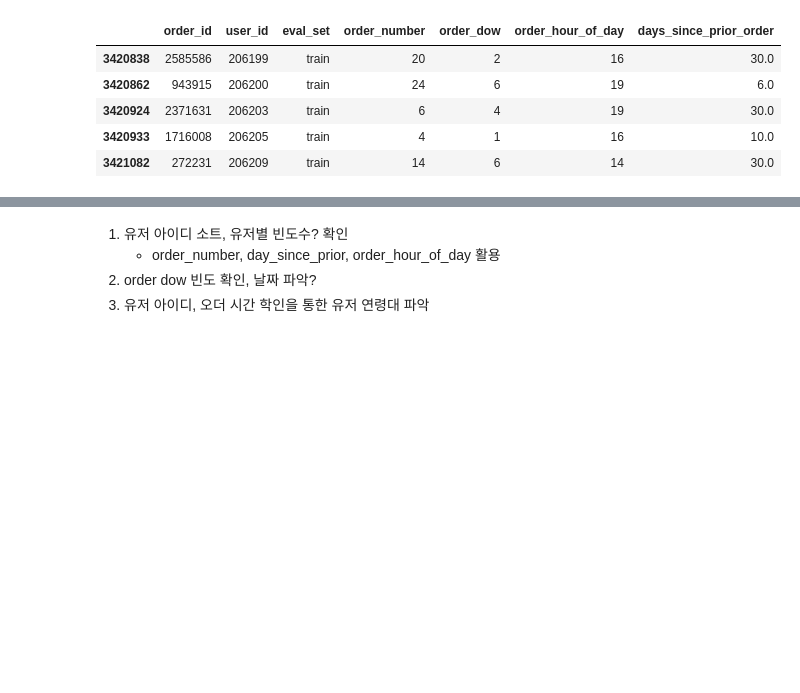
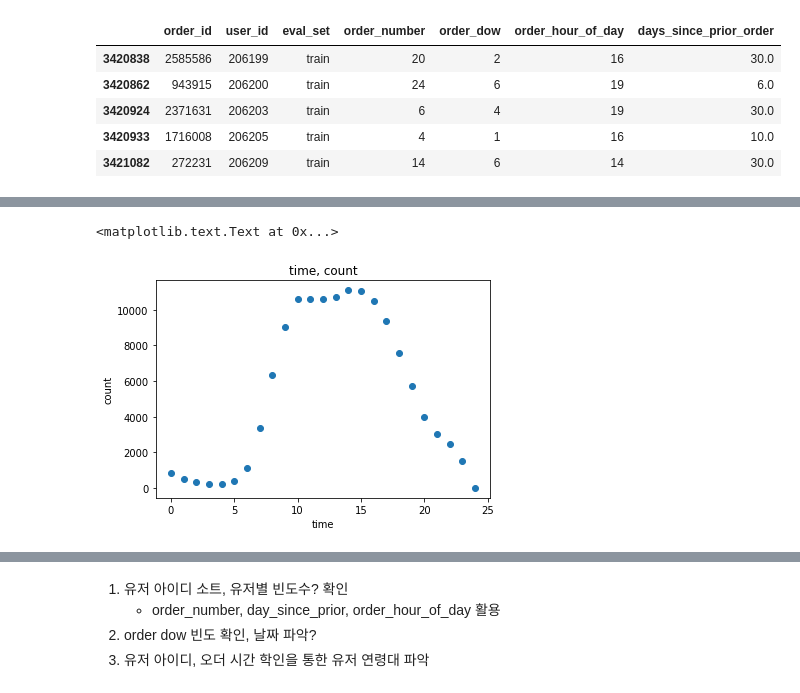
Before and after one commit to homekeeper89/pro_instacart, a Jupyter notebook: 0714_order_csv.ipynb, the cells around one changed output, grey strips where cells are left out. Saved outputs shown, nothing was run; the diff lists cells and outputs as text; code cells hidden in the pictures; blank space fills up the shorter version.

```diff
--- a/0714_order_csv.ipynb
+++ b/0714_order_csv.ipynb
@@ -22,0 +56,15 @@ train_orders.tail()
+# %%
+val_list = {}
+for i in range(0,25):
+    val = train_orders[train_orders['order_hour_of_day'] == i]['user_id'].count()
+    val_list[i] = val
+    #print 'the time {} has {} counts'.format(i,val)
+
+plt.scatter(val_list.keys(), val_list.values())
+plt.xlabel('time')
+plt.ylabel('count')
+plt.title('time, count')
+# 10-16시에 시키는 사람이 많다. 다수에 사람들이 집중되어있음.
+# %% [output]
+<matplotlib.text.Text at 0x...>
+[figure, added]
```
Also changed, not shown: parts of 13 cells of this notebook.
